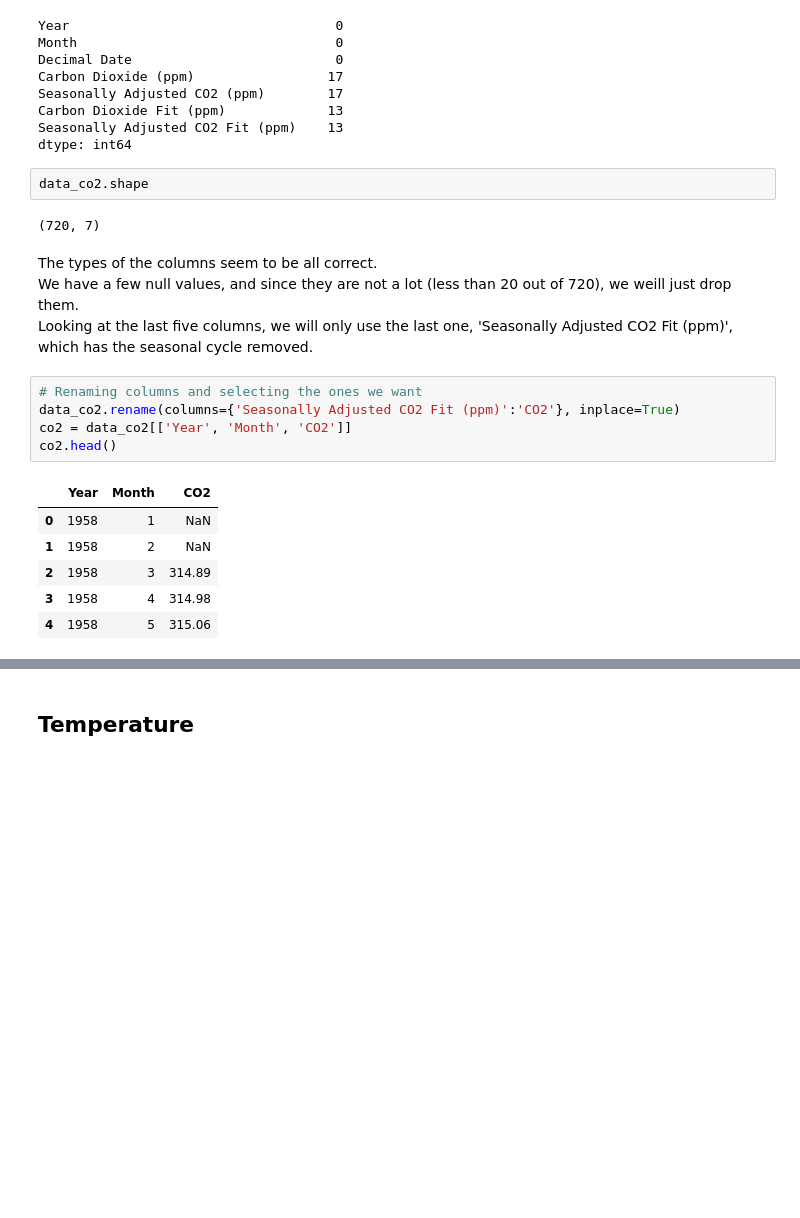
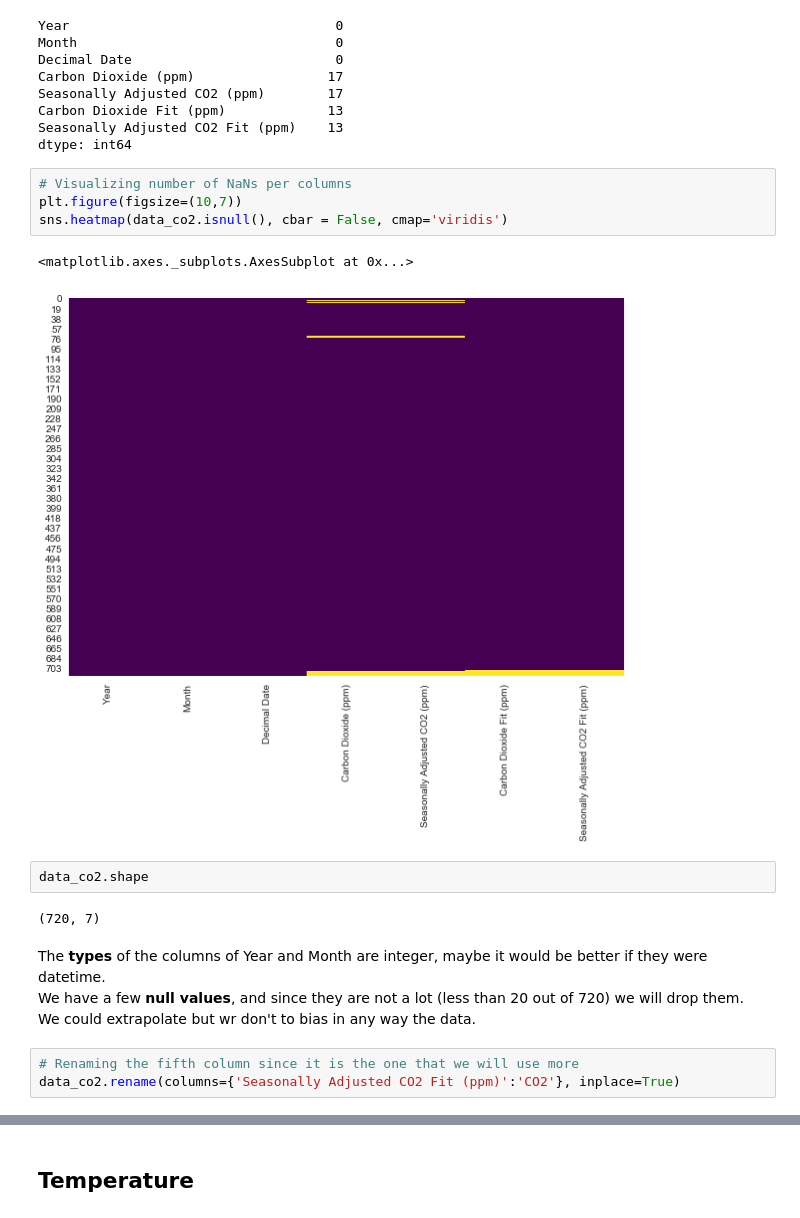
Before and after one commit to annaviper/climate-change, a Jupyter notebook: 1_data_cleaning.ipynb, the cells around one changed output, grey strips where cells are left out. Drawn from its saved outputs; the diff is of its cells as text; blank space fills up the shorter version.

```diff
--- a/1_data_cleaning.ipynb
+++ b/1_data_cleaning.ipynb
@@ -46,23 +66,20 @@ Seasonally Adjusted CO2 (ppm)        17
 Carbon Dioxide Fit (ppm)             13
 Seasonally Adjusted CO2 Fit (ppm)    13
 dtype: int64
+# %%
+# Visualizing number of NaNs per columns
+plt.figure(figsize=(10,7))
+sns.heatmap(data_co2.isnull(), cbar = False, cmap='viridis')
+# %% [output]
+<matplotlib.axes._subplots.AxesSubplot at 0x...>
+[figure, added]
 # %%
 data_co2.shape
 # %% [output]
 (720, 7)
 # %% [markdown]
-The types of the columns seem to be all correct.
-We have a few null values, and since they are not a lot (less than 20 out of 720), we weill just drop them.
-Looking at the last five columns, we will only use the last one, 'Seasonally Adjusted CO2 Fit (ppm)', which has the seasonal cycle removed.
+The **types** of the columns of Year and Month are integer, maybe it would be better if they were datetime.
+We have a few **null values**, and since they are not a lot (less than 20 out of 720) we will drop them. We could extrapolate but wr don't to bias in any way the data.
 # %%
-# Renaming columns and selecting the ones we want
+# Renaming the fifth column since it is the one that we will use more
 data_co2.rename(columns={'Seasonally Adjusted CO2 Fit (ppm)':'CO2'}, inplace=True)
-co2 = data_co2[['Year', 'Month', 'CO2']]
-co2.head()
-# %% [output]
-|  | Year | Month | CO2 |
-| 0 | 1958 | 1 | NaN |
-| 1 | 1958 | 2 | NaN |
-| 2 | 1958 | 3 | 314.89 |
-| 3 | 1958 | 4 | 314.98 |
-| 4 | 1958 | 5 | 315.06 |
```
Also changed, not shown: parts of 20 cells of this notebook.
